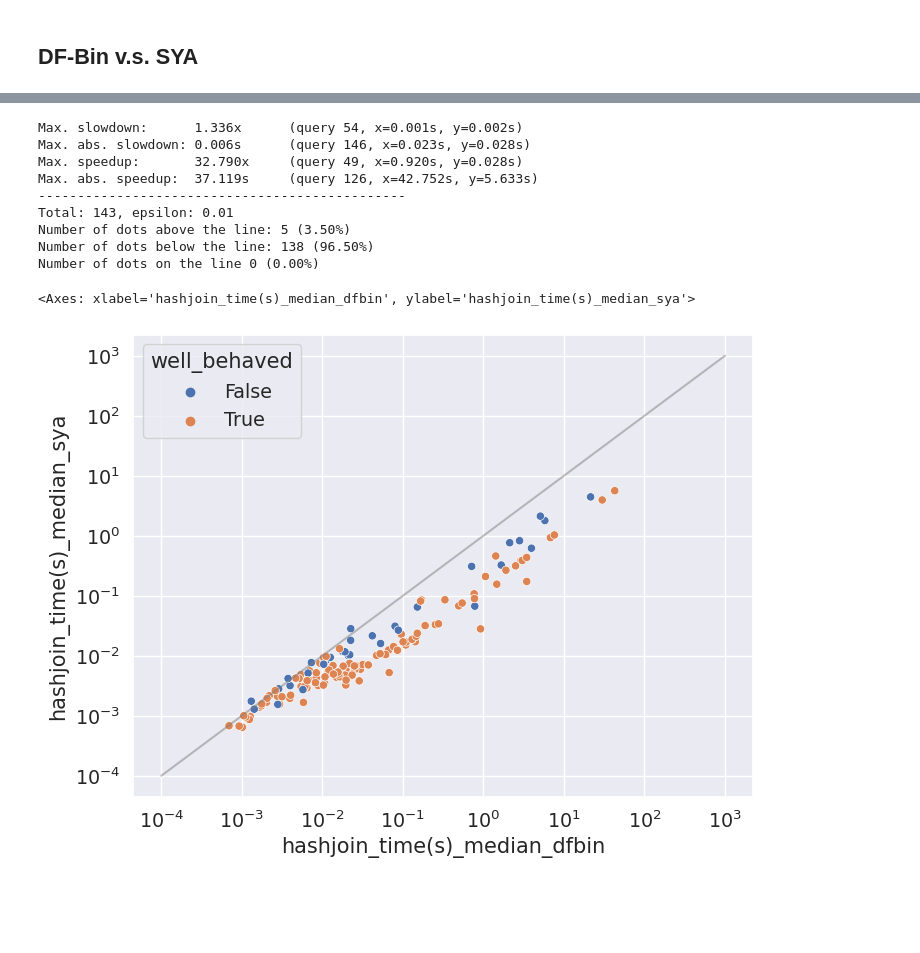
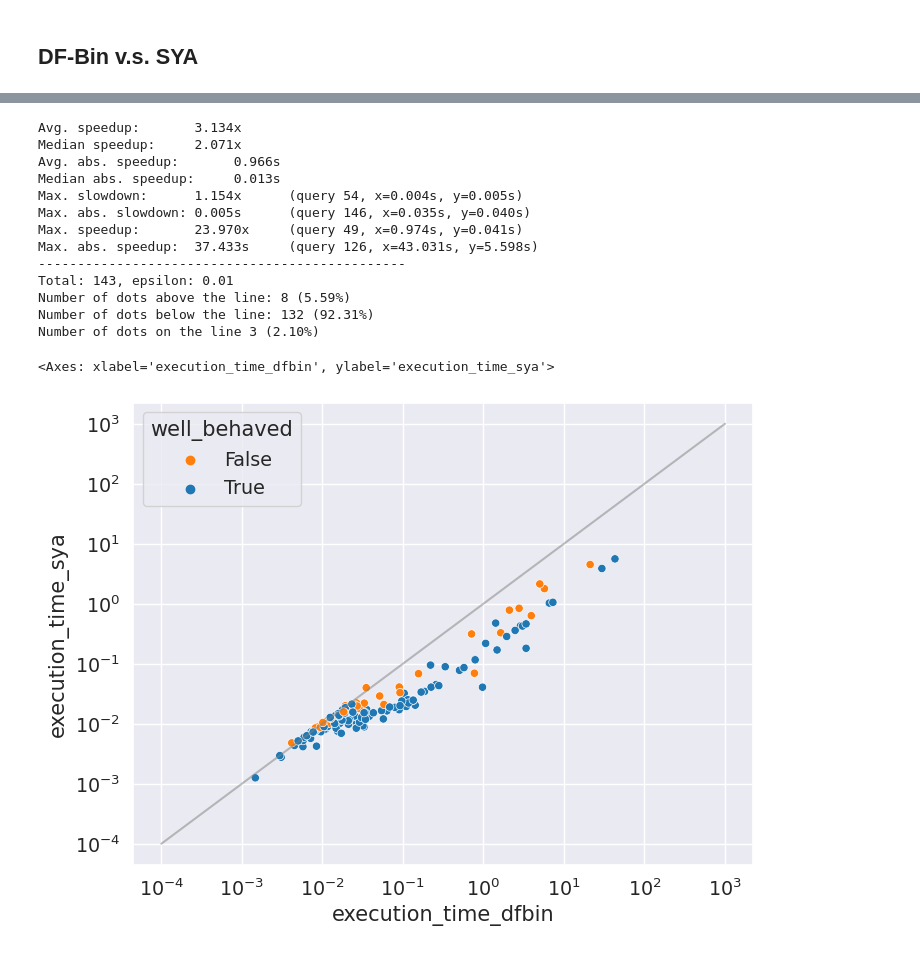
Before and after one commit to UHasselt-DSI-Data-Systems-Lab/code-reproducability-yannakakis, a Jupyter notebook: experiments/statsceb/analysis.ipynb, the cells around one changed output, grey strips where cells are left out. Drawn from its saved outputs; the diff is of its cells as text; code cells hidden in the pictures; blank space fills up the shorter version.

```diff
--- a/experiments/statsceb/analysis.ipynb
+++ b/experiments/statsceb/analysis.ipynb
@@ -5,8 +5,8 @@ import seaborn as sns
 sns.set_theme(font_scale=1.25)
 plt.rcParams["figure.figsize"] = [8, 6]
 # %%
-data = pd.read_csv('timings_agg.csv')
+data = pd.read_csv('timings_agg_revision.csv')
 categories = pd.read_csv("../../2phase_nsa/categories/statsceb_categories.csv")[["query","well_behaved"]].set_index("query")
-data = pd.merge(data, categories, left_on="query", right_index=True)
+data = pd.merge(data, categories, left_on="query", right_index=True, how="outer")
 data
 # %% [output]
@@ -26,12 +26,21 @@ data
 # %%
-# Create one table for each method (DuckDB-Bin, DF-Bin, SYA)
+# Create one table for each method
 df_bin = data[data["method"] == "DF-Bin"].drop(columns=["method"]).set_index("query")
 sya = data[data["method"] == "SYA"].drop(columns=["method"]).set_index("query")
 duckdb_bin = data[data["method"] == "DuckDB-Bin"].drop(columns=["method"]).set_index("query")
+umbra_default = data[data["method"] == "Umbra-Default"].drop(columns=["method"]).set_index("query")
+umbra_le = data[data["method"] == "Umbra-L&E"].drop(columns=["method"]).set_index("query")
 # %%
+joinmethod = "outer"
 merged = pd.merge(
-    pd.merge(duckdb_bin,df_bin, on="query", suffixes=("_duckdbbin", "_dfbin")),
-    sya.add_suffix("_sya"), on="query"
-).drop(columns=["well_behaved_duckdbbin", "well_behaved_dfbin"]).rename(columns={"well_behaved_sya": "well_behaved"})
+                pd.merge(
+                    pd.merge(
+                        pd.merge(duckdb_bin,df_bin, on="query", suffixes=("_duckdbbin", "_dfbin"), how=joinmethod),
+                        sya.add_suffix("_sya"), on="query", how=joinmethod
+                    ),
+                    umbra_default.add_suffix("_umbra_default"), on="query", how=joinmethod
+                ),
+                umbra_le.add_suffix("_umbra_le"), on="query", how=joinmethod
+            ).drop(columns=["well_behaved_duckdbbin", "well_behaved_dfbin","well_behaved_umbra_default","well_behaved_umbra_le"]).rename(columns={"well_behaved_sya": "well_behaved"})
 merged
 # %% [output]
@@ -105,15 +61,21 @@ mean_median.loc[mean_median.index.str.startswith("hashjoin_time(s)_median")][["m
 # %%
-def scatterplot(data, x, y, label_col: str|None = None, min=1e-4, max=1e3):
+def scatterplot(data, x, y, label_col: str|None = None, min=1e-4, max=1e1):
     if label_col is not None:
-        ax = sns.scatterplot(data, x=x, y=y, hue=data[label_col])
+        ax = sns.scatterplot(data, x=x, y=y, hue=data[label_col],palette={False:"tab:orange", True:"tab:blue"})
     else:
-        ax = sns.scatterplot(data, x=x, y=y)
+        ax = sns.scatterplot(data, x=x, y=y, color="b")
     ax.set_xscale('log')
     ax.set_yscale('log')
     ax.plot([min, max], [min, max], color='grey', linestyle='-', alpha=0.5)
     return ax
 
 def print_speedups(data: pd.DataFrame, x: str, y: str):
+    speedups = data[x] / data[y]
+    print("Avg. speedup:       {:.3f}x".format(speedups.mean()))
+    print("Median speedup:     {:.3f}x".format(speedups.median()))
+    abs_speedups = data[x] - data[y]
+    print("Avg. abs. speedup:       {:.3f}s".format(abs_speedups.mean()))
+    print("Median abs. speedup:     {:.3f}s".format(abs_speedups.median()))
     max_slowdown = (data[y] / data[x]).max()
     max_slowdown_query = data[data[y] / data[x] == max_slowdown].index[0]
     x_time = data.loc[max_slowdown_query, x]
@@ -140,6 +102,7 @@ def print_speedups(data: pd.DataFrame, x: str, y: str):
     print("-----------------------------------------------")
 
 def print_stats(ratio_col: pd.Series, epsilon: float = 0.01):
+    ratio_col.dropna(inplace=True)
     n_rows = len(ratio_col)
     n_above = ratio_col[ratio_col > 1+epsilon].shape[0]
     n_below = ratio_col[ratio_col < 1-epsilon].shape[0]
@@ -189,20 +186,24 @@ merged.loc[[49,54,126,146]][["duration(s)_median_dfbin","duration(s)_median_sya"
 # %%
-x = "hashjoin_time(s)_median_dfbin"
-y = "hashjoin_time(s)_median_sya"
+x = "execution_time_dfbin"
+y = "execution_time_sya"
 
 print_speedups(merged, x, y)
 print_stats(ratio_col = merged[y] / merged[x])
-scatterplot(merged, x, y, "well_behaved")
+scatterplot(merged, x, y, label_col="well_behaved", min=1e-4, max=1e3)
 # %% [output]
-Max. slowdown:      1.336x      (query 54, x=0.001s, y=0.002s)
-Max. abs. slowdown: 0.006s      (query 146, x=0.023s, y=0.028s)
-Max. speedup:       32.790x     (query 49, x=0.920s, y=0.028s)
-Max. abs. speedup:  37.119s     (query 126, x=42.752s, y=5.633s)
+Avg. speedup:       3.134x
+Median speedup:     2.071x
+Avg. abs. speedup:       0.966s
+Median abs. speedup:     0.013s
+Max. slowdown:      1.154x      (query 54, x=0.004s, y=0.005s)
+Max. abs. slowdown: 0.005s      (query 146, x=0.035s, y=0.040s)
+Max. speedup:       23.970x     (query 49, x=0.974s, y=0.041s)
+Max. abs. speedup:  37.433s     (query 126, x=43.031s, y=5.598s)
 -----------------------------------------------
 Total: 143, epsilon: 0.01
-Number of dots above the line: 5 (3.50%)
-Number of dots below the line: 138 (96.50%)
-Number of dots on the line 0 (0.00%)
+Number of dots above the line: 8 (5.59%)
+Number of dots below the line: 132 (92.31%)
+Number of dots on the line 3 (2.10%)
-<Axes: xlabel='hashjoin_time(s)_median_dfbin', ylabel='hashjoin_time(s)_median_sya'>
+<Axes: xlabel='execution_time_dfbin', ylabel='execution_time_sya'>
-[figure, old version]
+[figure, new version]
 # %%
```
Also changed, not shown: parts of 22 cells of this notebook, 21 other files.
